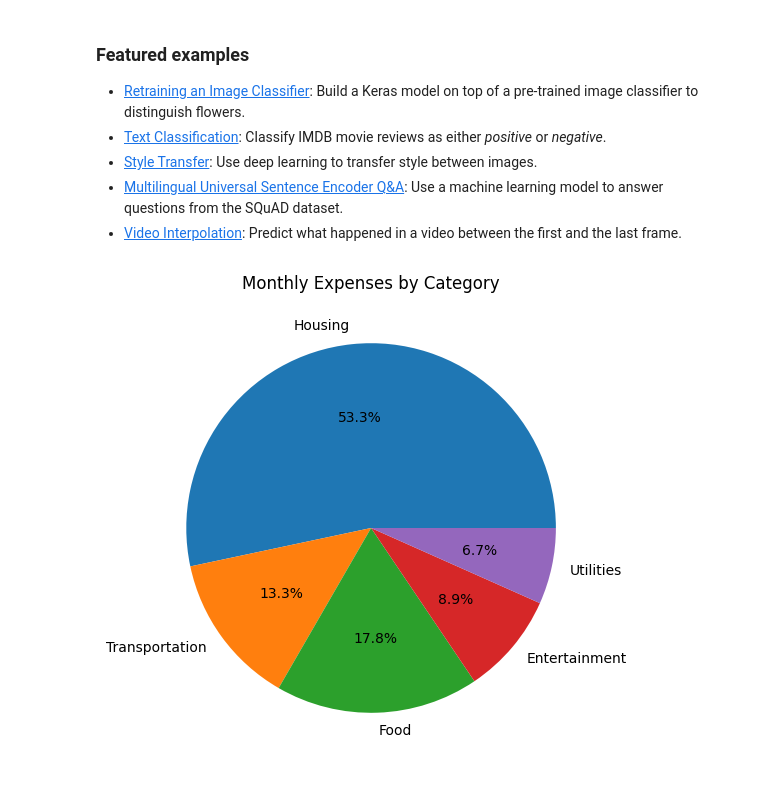
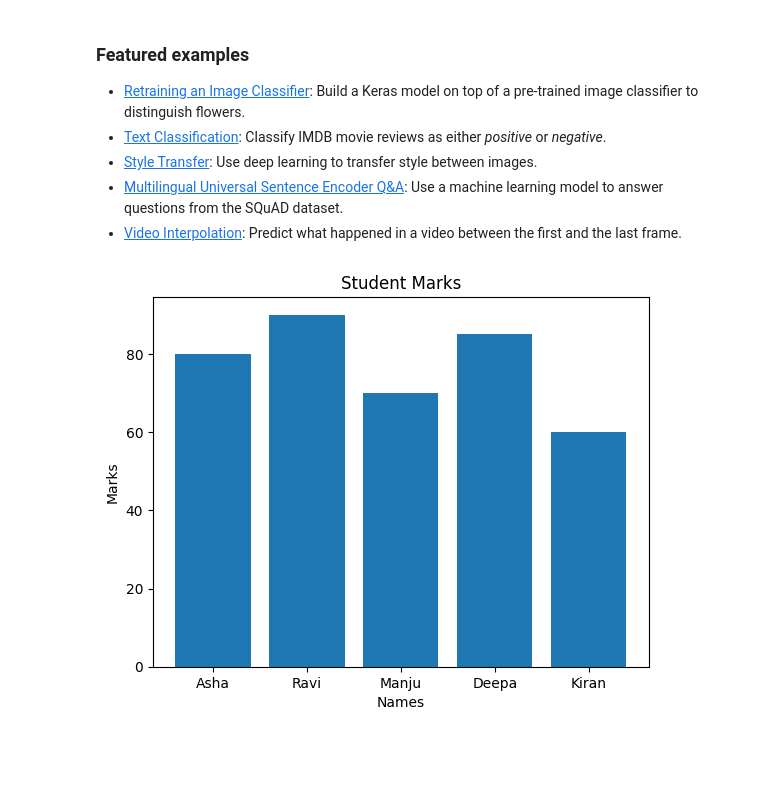
Before and after one commit to Akash431299/Akash, a Jupyter notebook: Welcome_To_Colab.ipynb, the cells around one changed output. Drawn from its saved outputs; the diff is of its cells as text; code cells hidden in the pictures; blank space fills up the shorter version.

```diff
--- a/Welcome_To_Colab.ipynb
+++ b/Welcome_To_Colab.ipynb
@@ -184,15 +184,3 @@ These are a few of the notebooks related to Machine Learning, including Google's
 - [Style Transfer](https://tensorflow.org/hub/tutorials/tf2_arbitrary_image_stylization): Use deep learning to transfer style between images.
 - [Multilingual Universal Sentence Encoder Q&A](https://tensorflow.org/hub/tutorials/retrieval_with_tf_hub_universal_encoder_qa): Use a machine learning model to answer questions from the SQuAD dataset.
 - [Video Interpolation](https://tensorflow.org/hub/tutorials/tweening_conv3d): Predict what happened in a video between the first and the last frame.
-# %%
-import matplotlib.pyplot as plt
-categories=["Housing","Transportation","Food","Entertainment","Utilities"]
-expenses=[1200,300,400,200,150]
-
-plt.figure(figsize=(8,6))
-plt.pie(expenses,labels=categories,autopct="%1.1f%%")
-
-plt.title("Monthly Expenses by Category")
-plt.show()
-# %% [output]
-[figure, removed]
@@ -202,0 +187,14 @@ hrs=[4,6,8,4]
+# %%
+
+import matplotlib.pyplot as plt
+
+marks = [80, 90, 70, 85, 60]
+students = ['Asha', 'Ravi', 'Manju', 'Deepa', 'Kiran']
+
+plt.bar(students, marks)
+plt.title('Student Marks')
+plt.xlabel('Names')
+plt.ylabel('Marks')
+plt.show()
+# %% [output]
+[figure, added]
```
Also changed, not shown: parts of 1 cell of this notebook.
